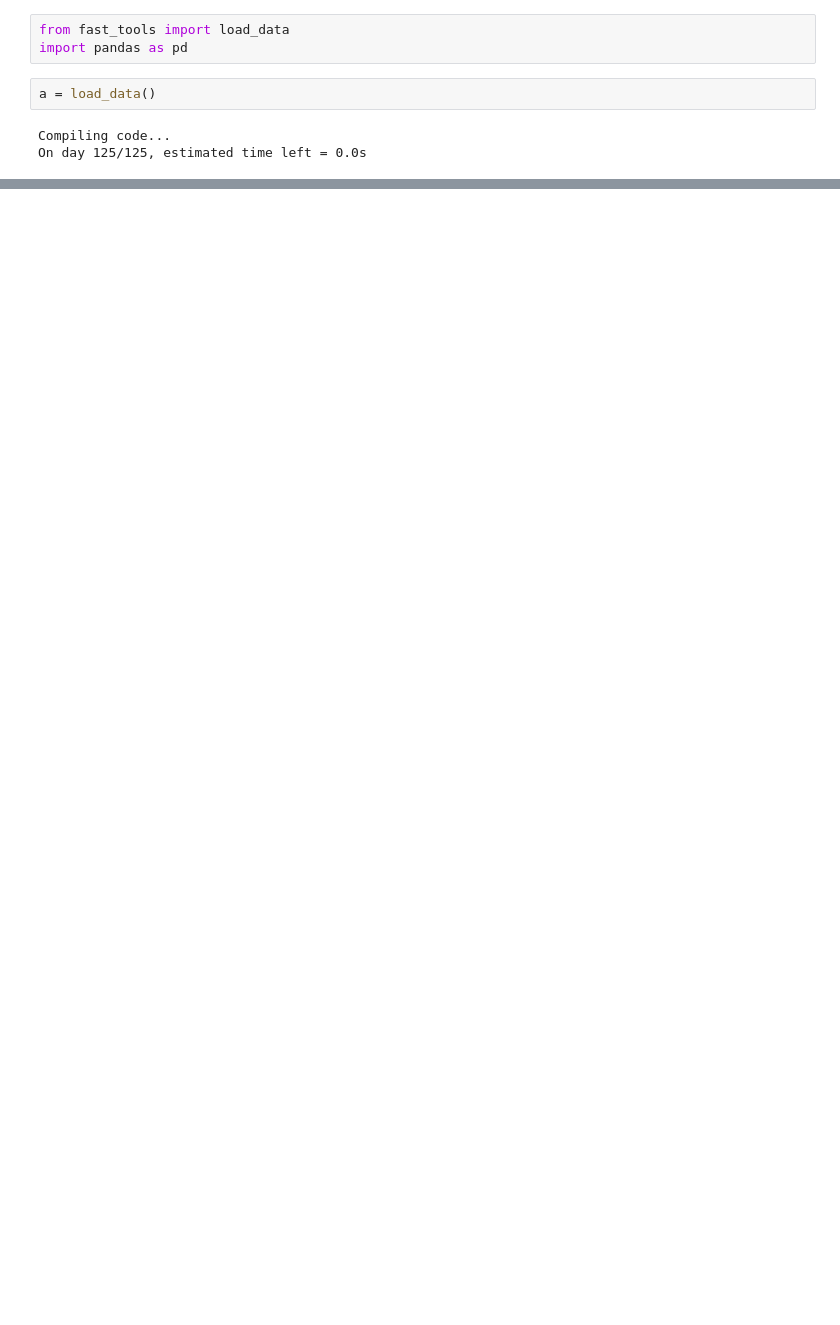
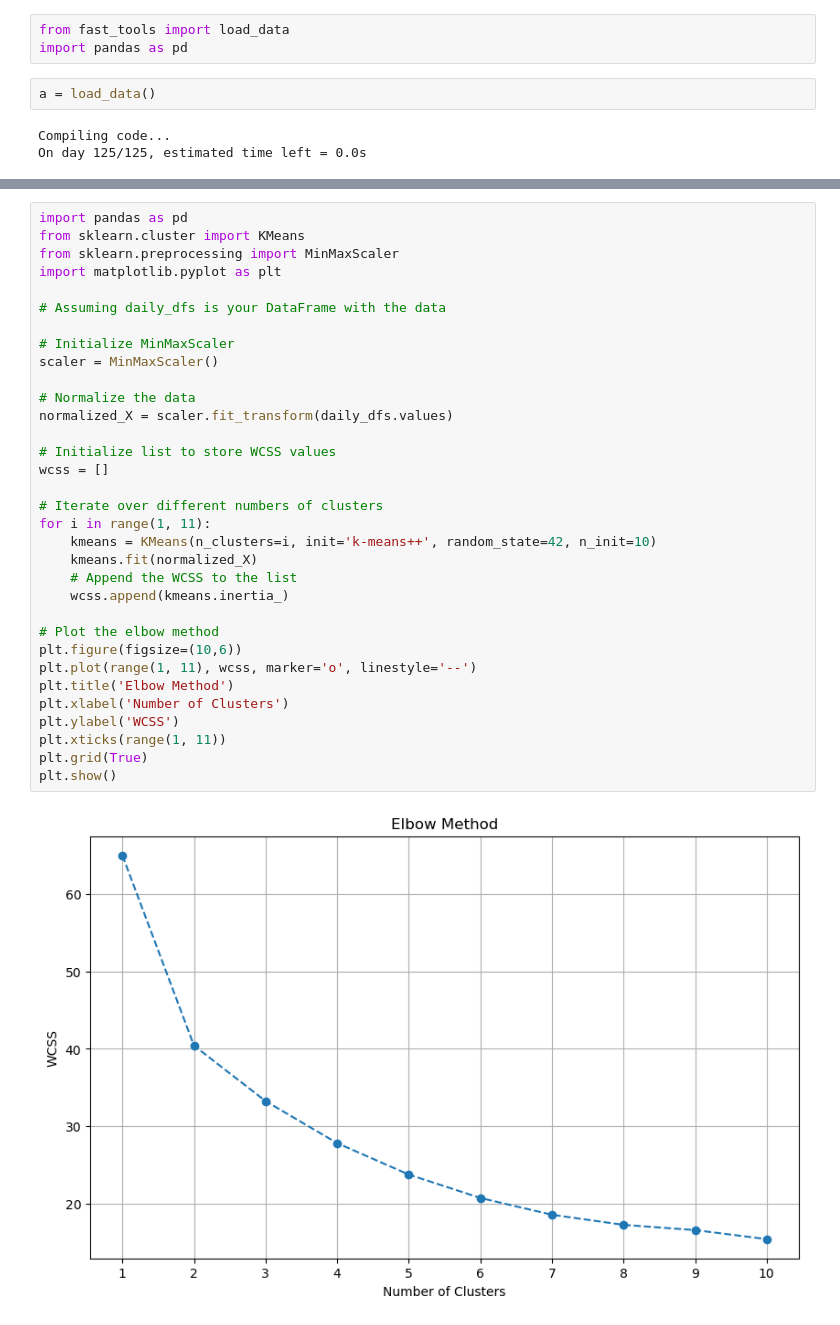
Before and after one commit to UoB-DSMP-2023-24/dsmp-2024-group-19, a Jupyter notebook: fast_tools_test.ipynb, the cells around one changed output, grey strips where cells are left out. Saved outputs shown, nothing was run; the diff lists cells and outputs as text; blank space fills up the shorter version.

```diff
--- a/fast_tools_test.ipynb
+++ b/fast_tools_test.ipynb
@@ -25,0 +43,35 @@ dfs[0]
+# %%
+import pandas as pd
+from sklearn.cluster import KMeans
+from sklearn.preprocessing import MinMaxScaler
+import matplotlib.pyplot as plt
+
+# Assuming daily_dfs is your DataFrame with the data
+
+# Initialize MinMaxScaler
+scaler = MinMaxScaler()
+
+# Normalize the data
+normalized_X = scaler.fit_transform(daily_dfs.values)
+
+# Initialize list to store WCSS values
+wcss = []
+
+# Iterate over different numbers of clusters
+for i in range(1, 11):
+    kmeans = KMeans(n_clusters=i, init='k-means++', random_state=42, n_init=10)
+    kmeans.fit(normalized_X)
+    # Append the WCSS to the list
+    wcss.append(kmeans.inertia_)
+
+# Plot the elbow method
+plt.figure(figsize=(10,6))
+plt.plot(range(1, 11), wcss, marker='o', linestyle='--')
+plt.title('Elbow Method')
+plt.xlabel('Number of Clusters')
+plt.ylabel('WCSS')
+plt.xticks(range(1, 11))
+plt.grid(True)
+plt.show()
+# %% [output]
+[figure, added]
```
Also changed, not shown: parts of 5 cells of this notebook, 1 other file.
